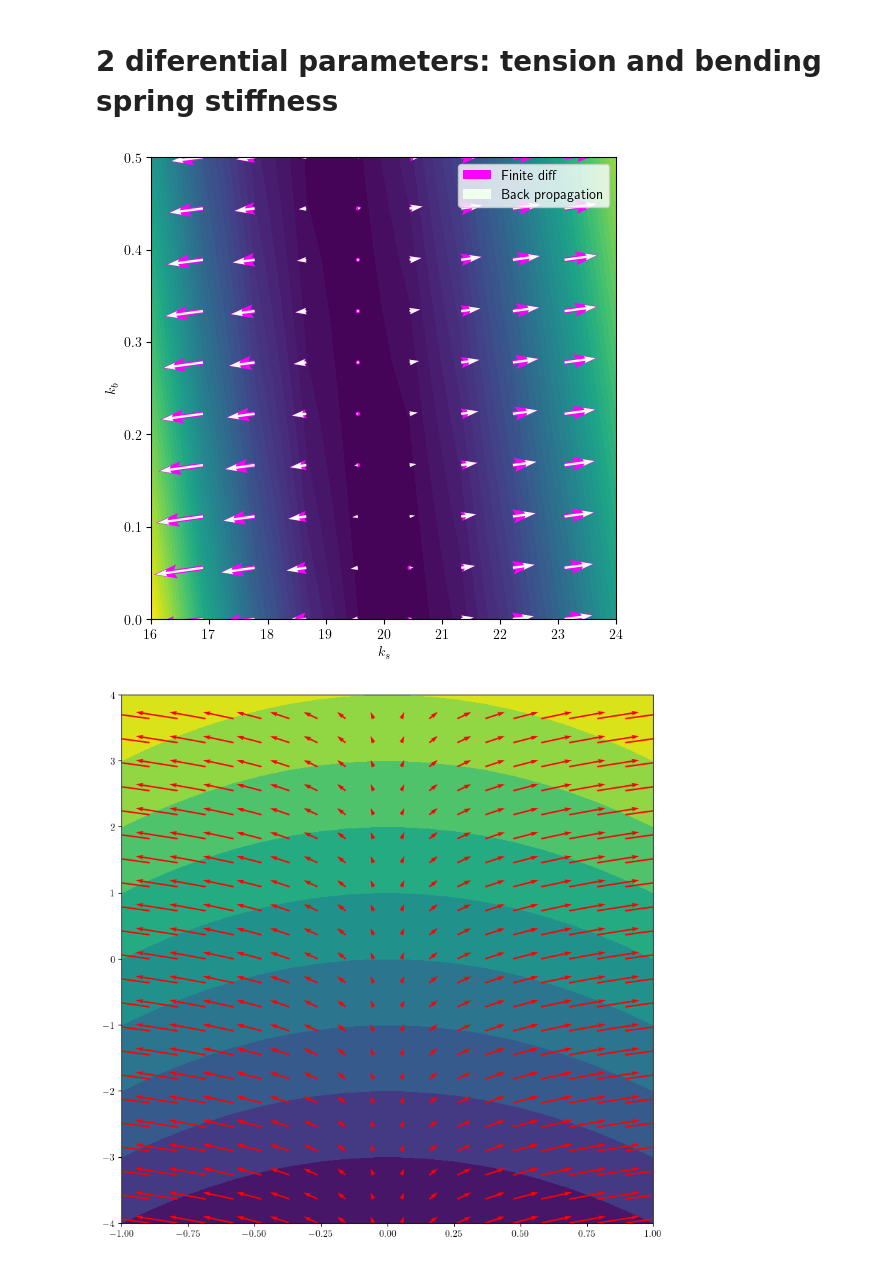
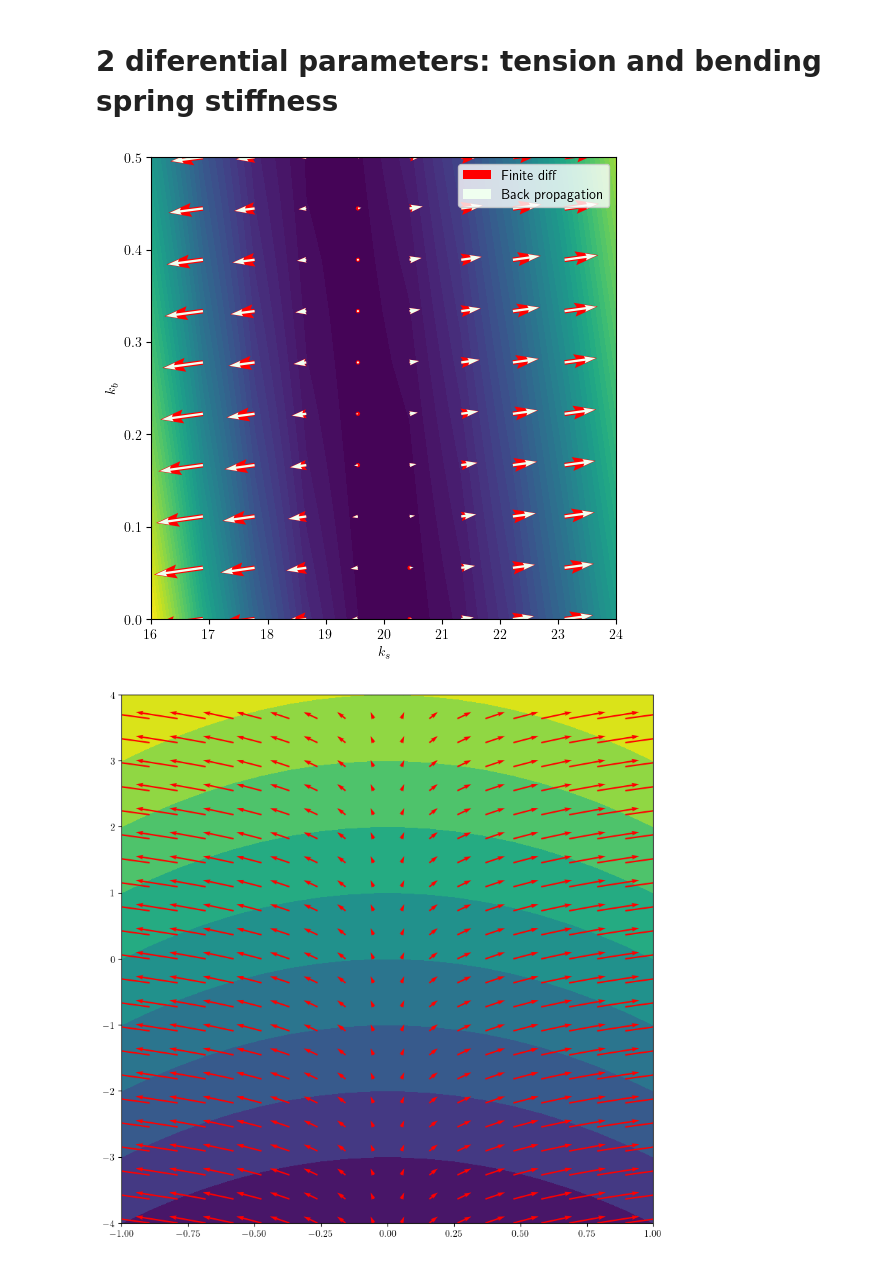
Before and after one commit to MagiRomanya/DiffSimulator, a Jupyter notebook: differentiable/Diff.ipynb, the cells around one changed output. Cells and saved outputs as stored; diff of their text form; code cells hidden in the pictures.

```diff
--- a/differentiable/Diff.ipynb
+++ b/differentiable/Diff.ipynb
@@ -226,21 +226,22 @@ dgdk_values_finite, dgdk_bend_values_finite = np.gradient(g_values, dk, dk_bend)
 # %%
 # Plotting
 plt.close()
 
 scale = (k_values[-1] - k_values[0]) / (k_bend_values[-1] - k_bend_values[0])
 plt.contourf(X, Y, g_values, levels=50)
 #plt.contour(X, Y, g_values, levels=20, cmap="Greys")
 plt.quiver(X, Y, dgdk_values_finite*scale, dgdk_bend_values_finite/scale,
-           label="Finite diff", angles='xy', scale_units="xy", color="magenta", width=0.01)
+           label="Finite diff", angles='xy', scale_units="xy", color="red", width=0.01)
 plt.quiver(X, Y, dgdk_values*scale, dgdk_bend_values/scale,
            label="Back propagation", angles='xy',scale_units="xy", color="honeydew",width=0.005)
 
 plt.legend()
 plt.xlabel("$k_s$")
 plt.ylabel("$k_b$")
 plt.show()
+plt.savefig("figures/test.pdf")
 # %% [output]
-[figure, old version]
+[figure, new version]
 # %%
 # save the data to disk
 np.save("data/x_data.npy", X)
```
